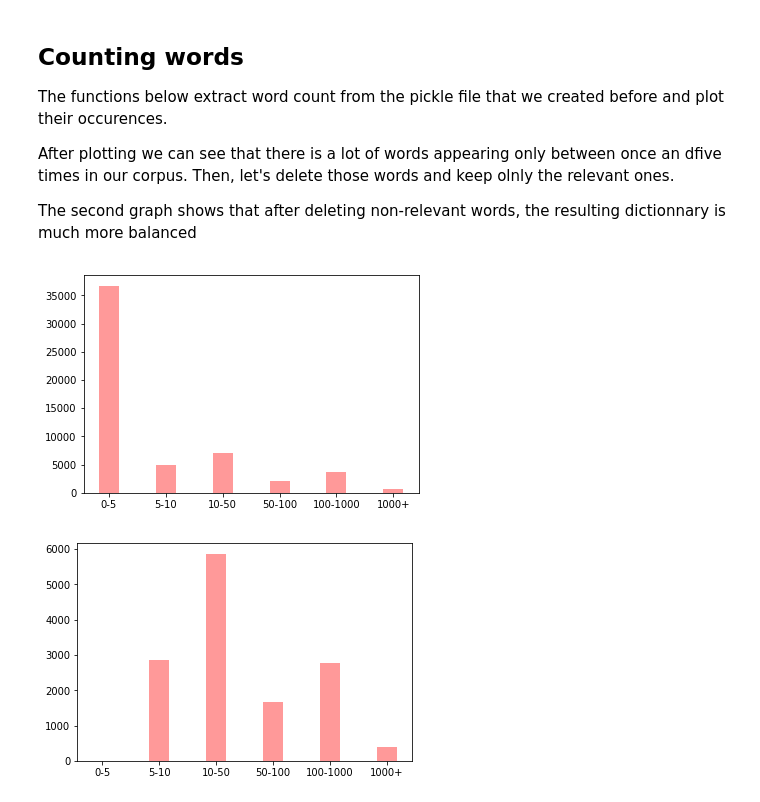
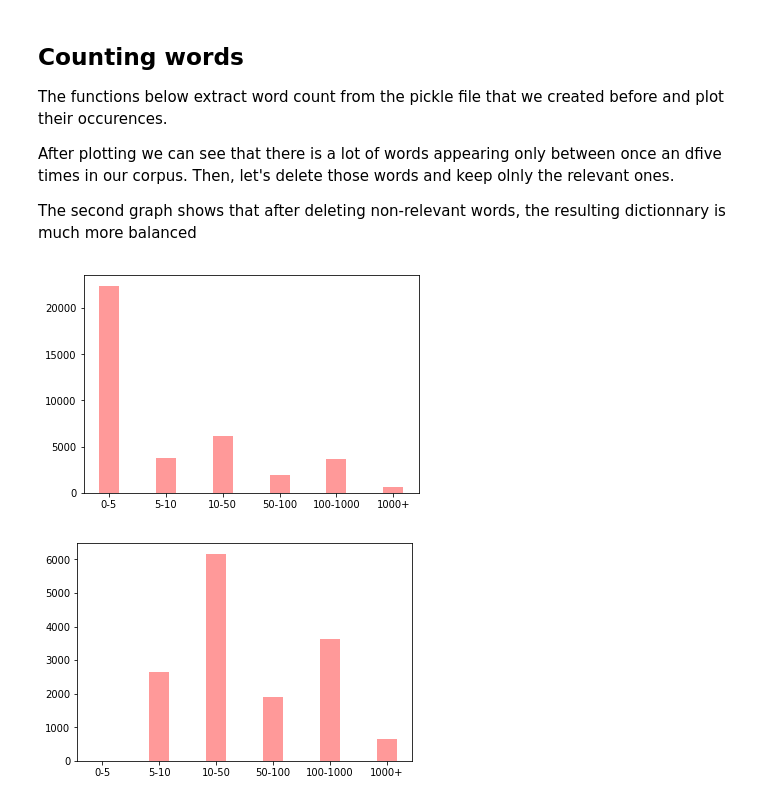
Before and after one commit to michelgawron/TensorExperiments, a Jupyter notebook: news_aggregator_exploration.ipynb, the cells around one changed output. Cells and saved outputs as stored; diff of their text form; code cells hidden in the pictures.

```diff
--- a/news_aggregator_exploration.ipynb
+++ b/news_aggregator_exploration.ipynb
@@ -40,7 +40,11 @@ Retrieving word count from mongodb and registering it in a list for easier proce
 mongoCo = mongoConnection.connectToMongo(ignore_unicode_error=True)
 mongoDb = mongoCo.tensor_exp
 mongoColl = mongoDb.body_word_count
-documentList = list(mongoColl.find())
+documentList = list(mongoColl.aggregate([
+        {"$match": {"_id": {"$exists": True}}},
+        {"$match": {"value": {"$exists": True}}}
+    ],
+        allowDiskUse=True))
 docTextList = []
 
 for index, document in enumerate(documentList):
@@ -60,7 +64,7 @@ for index, document in enumerate(documentList):
 Saving the list of words
 """
 
-with open("lists/body/full.txt", "wb") as fp:   #Pickling
+with open("lists/body/full_corpus.txt", "wb") as fp:   #Pickling
     pickle.dump(docTextList, fp)
 # %% [output]
 ##### Processing batch number 0 #####
@@ -131,19 +135,20 @@ def plot_word_occurences(list_of_words):
 # %%
 """
 Opening list of words for further processing and deleting non-relevant words
 """
 
 title_relevant_words = []
 
-with open("lists/title/full.txt", "rb") as fp:
+with open("lists/title/full_corpus.txt", "rb") as fp:
     title_test = pickle.load(fp)
 
     # Going through the list of words and keeping those which appear at least 5 times in the corpus
-    for tuples in test:
+    for tuples in title_test:
         if tuples[1] > 5.0:
             title_relevant_words.append(tuples)
+
     plot_word_occurences(title_test)
     plot_word_occurences(title_relevant_words)
 # %% [output]
-[figure, old version]
+[figure, new version]
-[figure, old version]
+[figure, new version]
```
Also changed, not shown: parts of 4 cells of this notebook, 4 other files.
